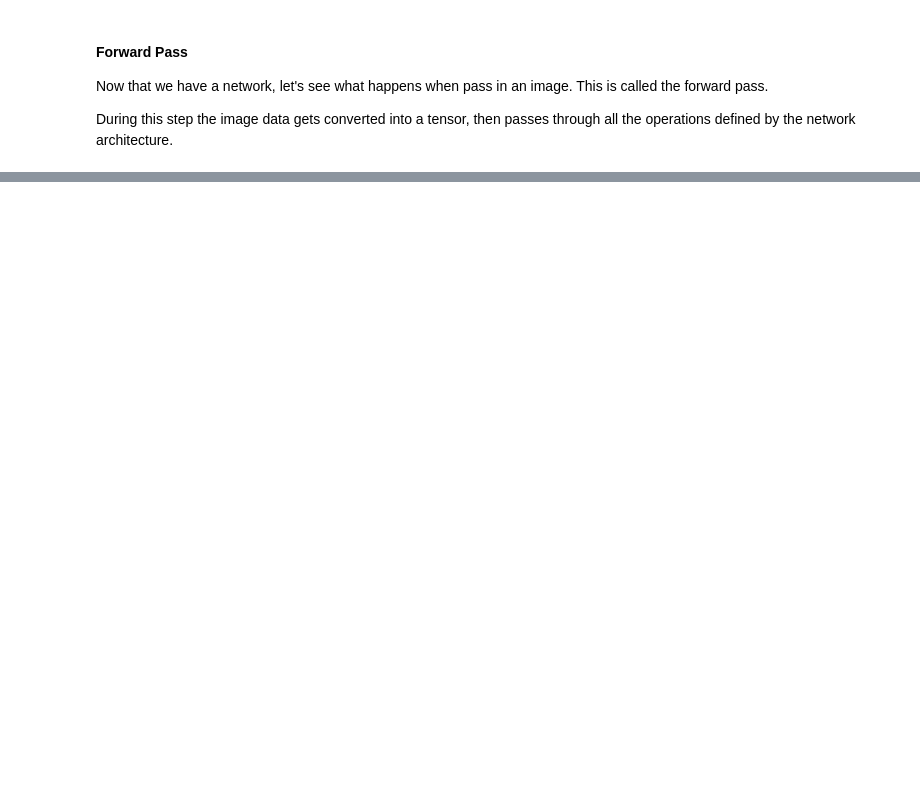
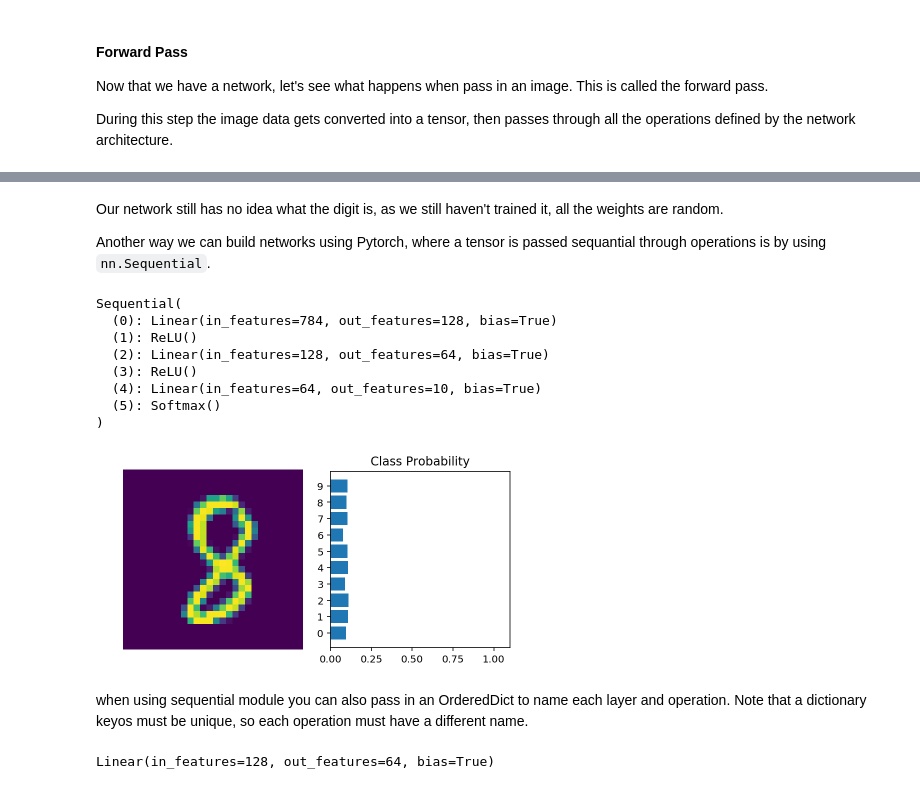
Before and after one commit to ivanji/ml, a Jupyter notebook: ai-programming-using-python/AI-Python-CHAP04-Lesson5.ipynb, the cells around one changed output, grey strips where cells are left out. Drawn from its saved outputs; the diff is of its cells as text; code cells hidden in the pictures; blank space fills up the shorter version.

````diff
--- a/ai-programming-using-python/AI-Python-CHAP04-Lesson5.ipynb
+++ b/ai-programming-using-python/AI-Python-CHAP04-Lesson5.ipynb
@@ -155,0 +198,67 @@ helper.view_classify(img.view(1, 28, 28), ps)
+# %% [markdown]
+Our network still has no idea what the digit is, as we still haven't trained it, all the weights are random.
+
+Another way we can build networks using Pytorch, where a tensor is passed sequantial through operations is by using ```nn.Sequential```.
+# %%
+# This is the same network as above but in less lines of code.
+
+input_size = 784
+hidden_size = [128, 64]
+output_size = 10
+
+model = nn.Sequential(nn.Linear(input_size, hidden_size[0]),
+                      nn.ReLU(),
+                      nn.Linear(hidden_size[0], hidden_size[1]),
+                      nn.ReLU(),
+                      nn.Linear(hidden_size[1], output_size),
+                      nn.Softmax(dim=1)
+                     )
+print(model)
+
+# Grab some data
+dataiter = iter(trainloader)
+# Get the images and their labels
+images, labels = dataiter.next()
+
+
+# Resize images into a 1D vector, new shape is (batch size, color channels, image pixels)
+images.resize_(64, 1, 784)
+# or images.resize_(images.shape[0], 1, 784) to not automatically get batch size
+
+# Forward pass through the network
+img_idx = 0
+ps = model.forward(images[img_idx,:])
+
+img = images[img_idx]
+# custom made helper function to view the images
+helper.view_classify(img.view(1, 28, 28), ps)
+# %% [output]
+Sequential(
+  (0): Linear(in_features=784, out_features=128, bias=True)
+  (1): ReLU()
+  (2): Linear(in_features=128, out_features=64, bias=True)
+  (3): ReLU()
+  (4): Linear(in_features=64, out_features=10, bias=True)
+  (5): Softmax()
+)
+[figure, added]
+# %% [markdown]
+when using sequential module you can also pass in an OrderedDict to name each layer and operation. Note that a dictionary keyos must be unique, so each operation must have a different name.
+# %%
+from collections import OrderedDict
+model = nn.Sequential(OrderedDict([
+             ('fc1', nn.Linear(input_size, hidden_size[0])),
+             ('relu1', nn.ReLU()),
+             ('fc2', nn.Linear(hidden_size[0], hidden_size[1])),
+             ('relu2', nn.ReLU()),
+             ('output', nn.Linear(hidden_size[1], output_size)),
+             ('softmax', nn.Softmax(dim=1))
+]))
+model.fc2
+
+images, labels = next(iter(trainloader))
+images.resize_(images.shape[0], 1, 400)
+ps = model.forward(images[0,:])
+helper.view_classify(images[0].view(1, 28, 28), ps)
+# %% [output]
+Linear(in_features=128, out_features=64, bias=True)
````
Also changed, not shown: parts of 11 cells of this notebook, 7 other files.
